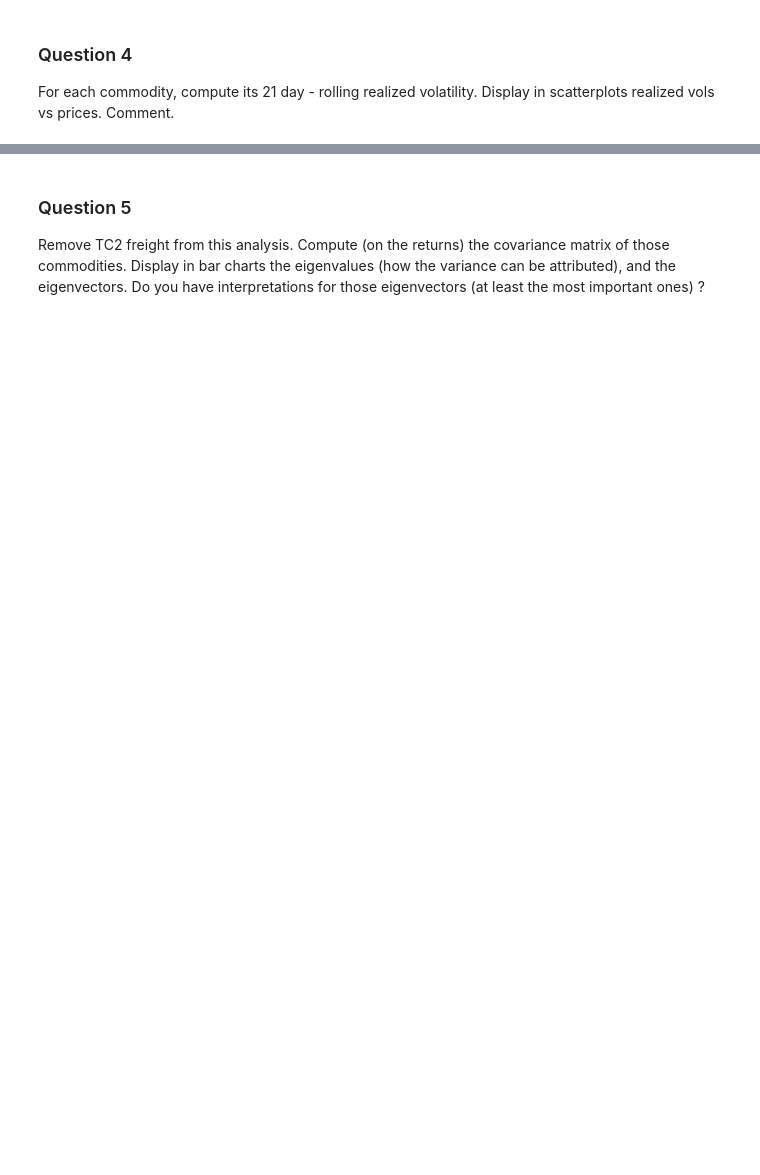
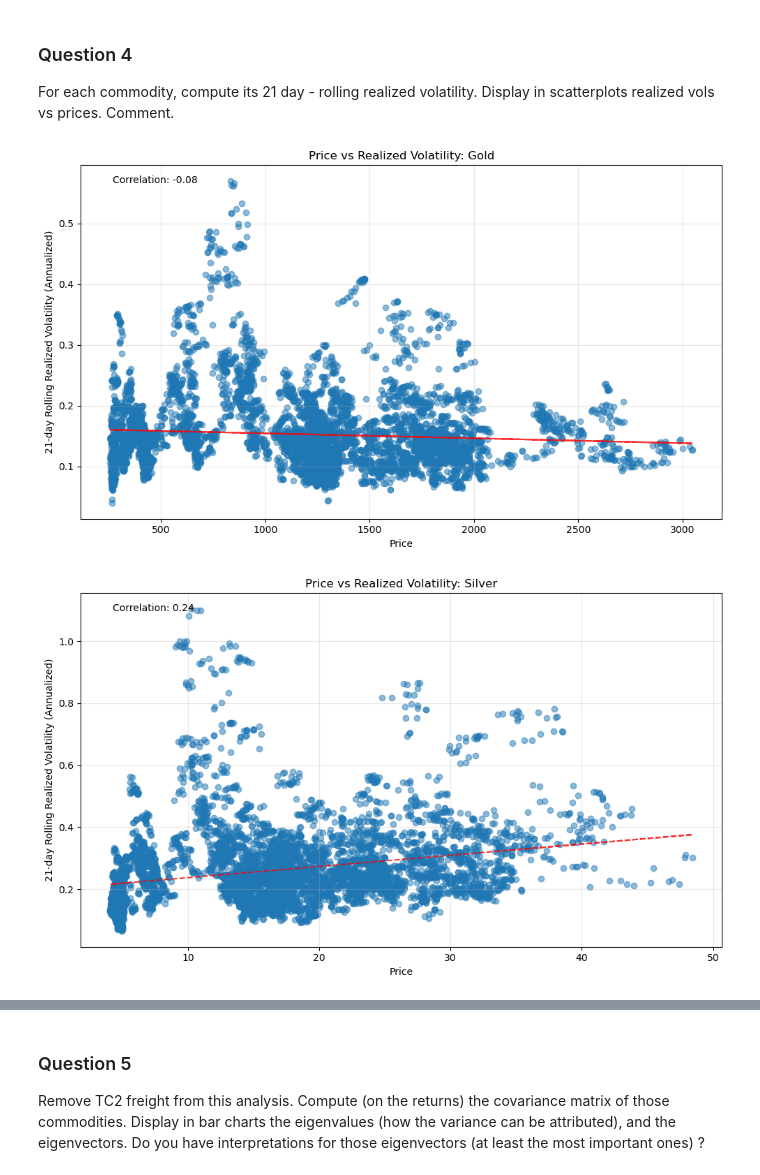
Before and after one commit to thomasmazouzi/Commodities, a Jupyter notebook: homework(1).ipynb, the cells around one changed output, grey strips where cells are left out. Cells and saved outputs as stored; diff of their text form; code cells hidden in the pictures; blank space fills up the shorter version.

```diff
--- a/homework(1).ipynb
+++ b/homework(1).ipynb
@@ -265,0 +267,32 @@ For each commodity, compute its 21 day - rolling realized volatility. Display in
+# %%
+# Calculate 21-day rolling realized volatility for each commodity
+rolling_vol = returns_commodity.rolling(window=21).std() * np.sqrt(252)  # Annualized
+
+# Create a function to plot volatility vs price for each commodity
+def plot_vol_vs_price(commodity_name):
+    plt.figure(figsize=(10, 6))
+    plt.scatter(commodity[commodity_name], rolling_vol[commodity_name], alpha=0.5)
+    plt.title(f'Price vs Realized Volatility: {commodity_name}')
+    plt.xlabel('Price')
+    plt.ylabel('21-day Rolling Realized Volatility (Annualized)')
+    plt.grid(True, alpha=0.3)
+    # Add regression line
+    valid_data = ~(np.isnan(commodity[commodity_name]) | np.isnan(rolling_vol[commodity_name]))
+    if sum(valid_data) > 2:  # Need at least two points for regression
+        x = commodity[commodity_name][valid_data]
+        y = rolling_vol[commodity_name][valid_data]
+        z = np.polyfit(x, y, 1)
+        p = np.poly1d(z)
+        plt.plot(x, p(x), 'r--', alpha=0.8)
+        # Calculate correlation
+        corr = np.corrcoef(x, y)[0, 1]
+        plt.annotate(f'Correlation: {corr:.2f}', xy=(0.05, 0.95), xycoords='axes fraction')
+    plt.tight_layout()
+    plt.show()
+
+# Plot for each commodity (first 4 for brevity)
+for commodity_name in list(commodity.columns)[:4]:
+    plot_vol_vs_price(commodity_name)
+# %% [output]
+[figure, added]
+[figure, added]
```
Also changed, not shown: parts of 28 cells of this notebook.
